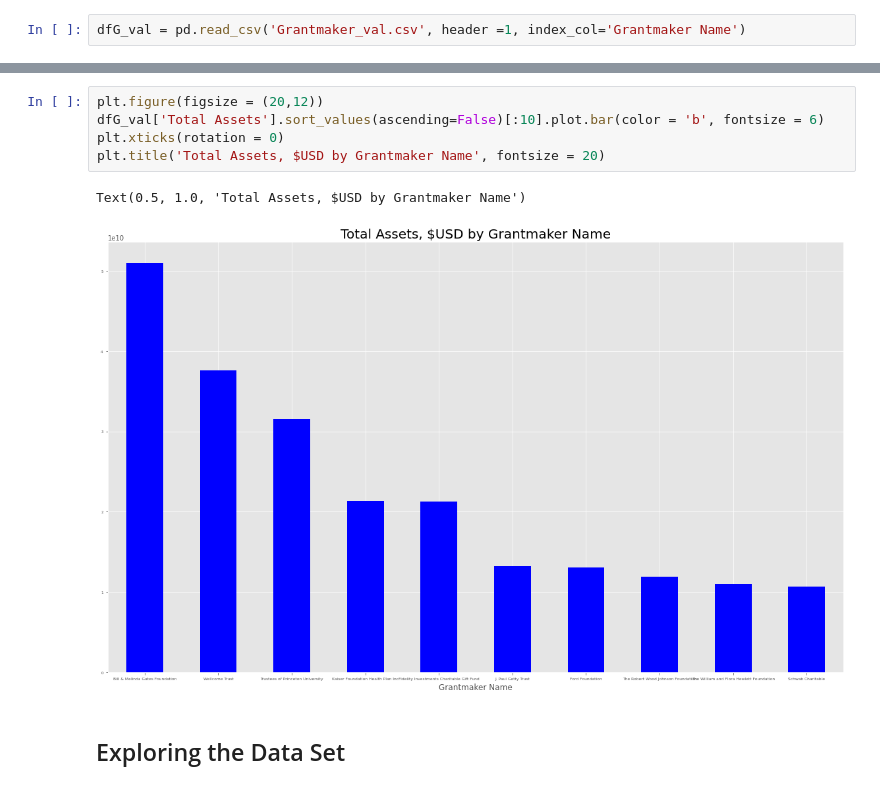
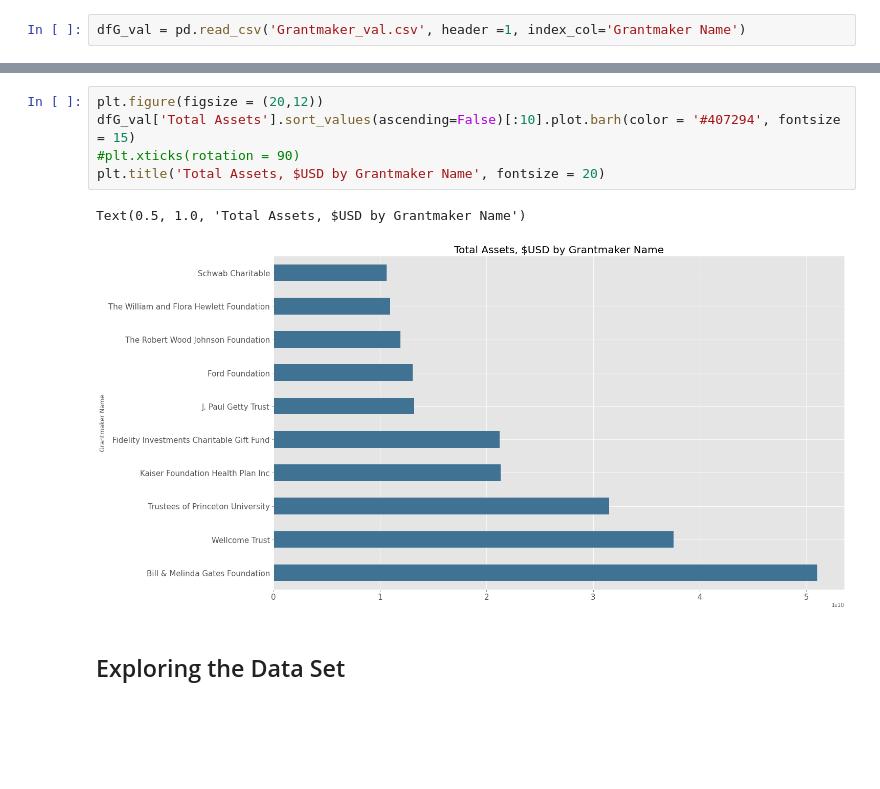
Before and after one commit to janderson5417/climate-philanthropy, a Jupyter notebook: 2_eda_climate-philanthropy.ipynb, the cells around one changed output, grey strips where cells are left out. Saved outputs shown, nothing was run; the diff lists cells and outputs as text; blank space fills up the shorter version.

```diff
--- a/2_eda_climate-philanthropy.ipynb
+++ b/2_eda_climate-philanthropy.ipynb
@@ -83,12 +83,12 @@ dfG_val.nlargest(10, 'Total Assets')
 | Schwab Charitable | NaN | NaN | 101 Montgomery St | NaN | San Francisco | CA | 94104 | United States | ... |
 # %%
 plt.figure(figsize = (20,12))
-dfG_val['Total Assets'].sort_values(ascending=False)[:10].plot.bar(color = 'b', fontsize = 6)
-plt.xticks(rotation = 0)
+dfG_val['Total Assets'].sort_values(ascending=False)[:10].plot.barh(color = '#407294', fontsize = 15)
+#plt.xticks(rotation = 90)
 plt.title('Total Assets, $USD by Grantmaker Name', fontsize = 20)
 # %% [output]
 Text(0.5, 1.0, 'Total Assets, $USD by Grantmaker Name')
-[figure, old version]
+[figure, new version]
 # %% [markdown]
 ## Exploring the Data Set
 # %% [markdown]
```
Also changed, not shown: parts of 8 cells of this notebook.
